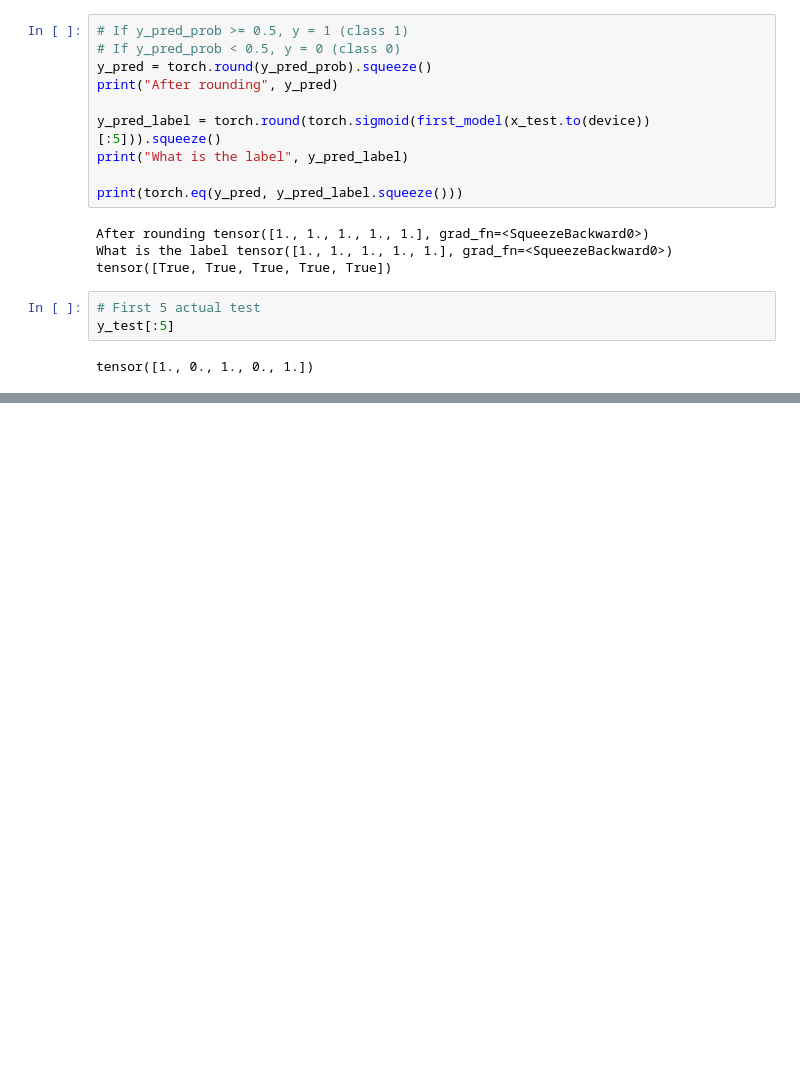
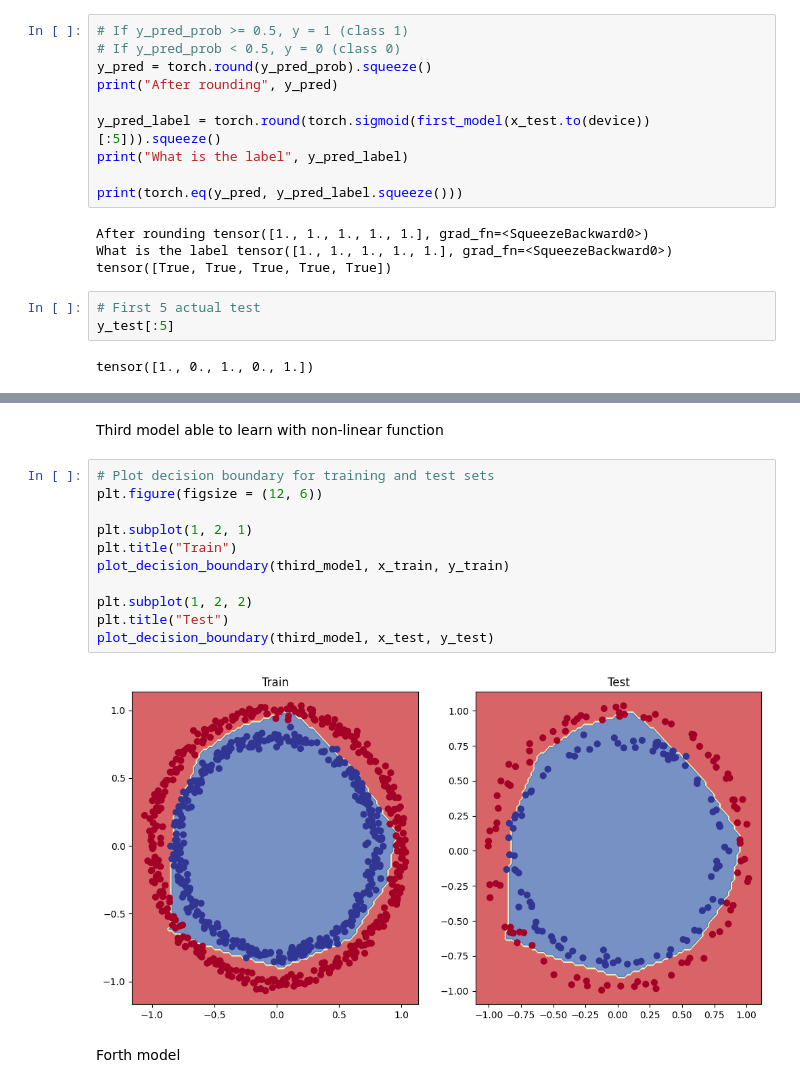
Before and after one commit to christopher192/deep-learning-tensorflow-pytorch, a Jupyter notebook: 03-neural-network-classification-pytorch.ipynb, the cells around one changed output, grey strips where cells are left out. Saved outputs shown, nothing was run; the diff lists cells and outputs as text; blank space fills up the shorter version.

```diff
--- a/03-neural-network-classification-pytorch.ipynb
+++ b/03-neural-network-classification-pytorch.ipynb
@@ -269,0 +544,17 @@ Epoch: 90 | Train loss: 0.69300, Train Accuracy: 50.75 % | Test loss: 0.69447, T
+# %% [markdown]
+Third model able to learn with non-linear function
+# %%
+# Plot decision boundary for training and test sets
+plt.figure(figsize = (12, 6))
+
+plt.subplot(1, 2, 1)
+plt.title("Train")
+plot_decision_boundary(third_model, x_train, y_train)
+
+plt.subplot(1, 2, 2)
+plt.title("Test")
+plot_decision_boundary(third_model, x_test, y_test)
+# %% [output]
+[figure, added]
+# %% [markdown]
+Forth model
```
Also changed, not shown: parts of 33 cells of this notebook, 1 other file.
